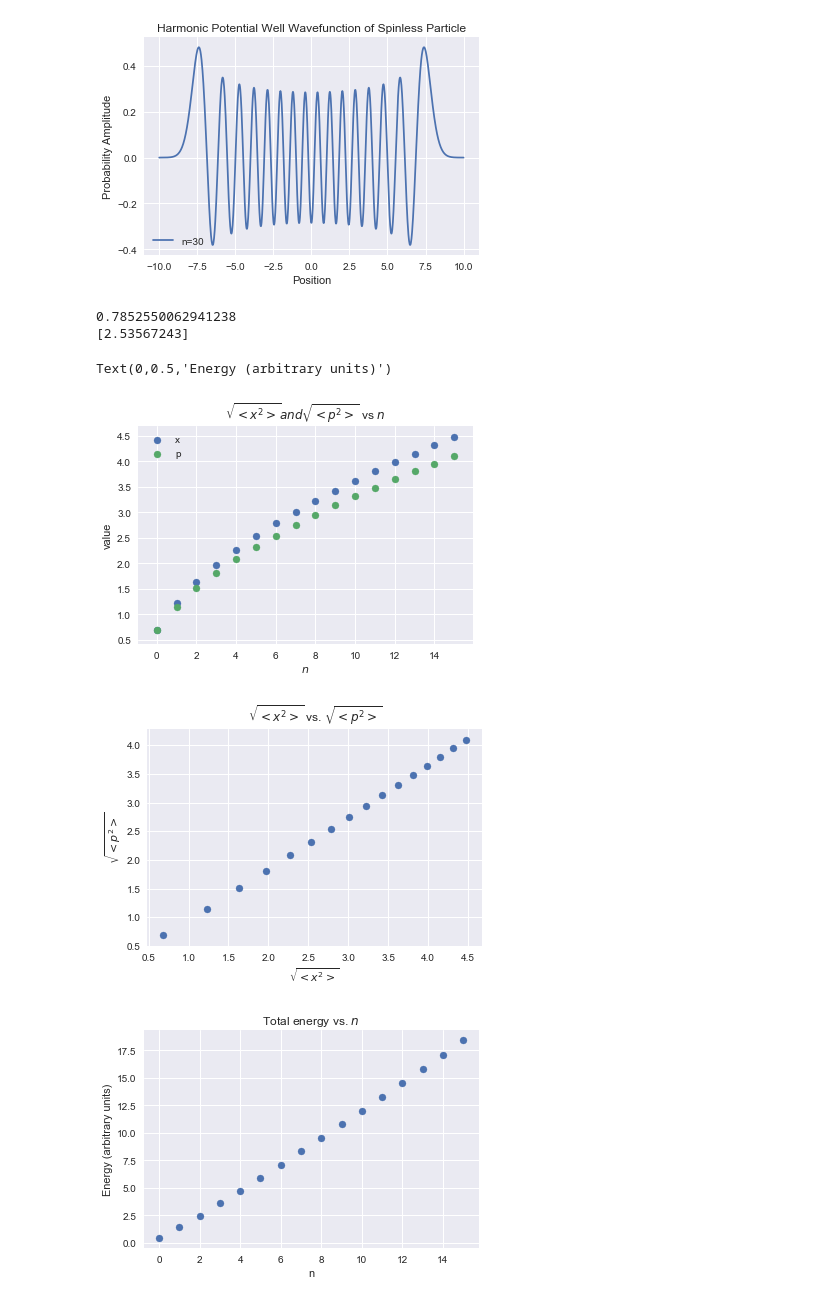
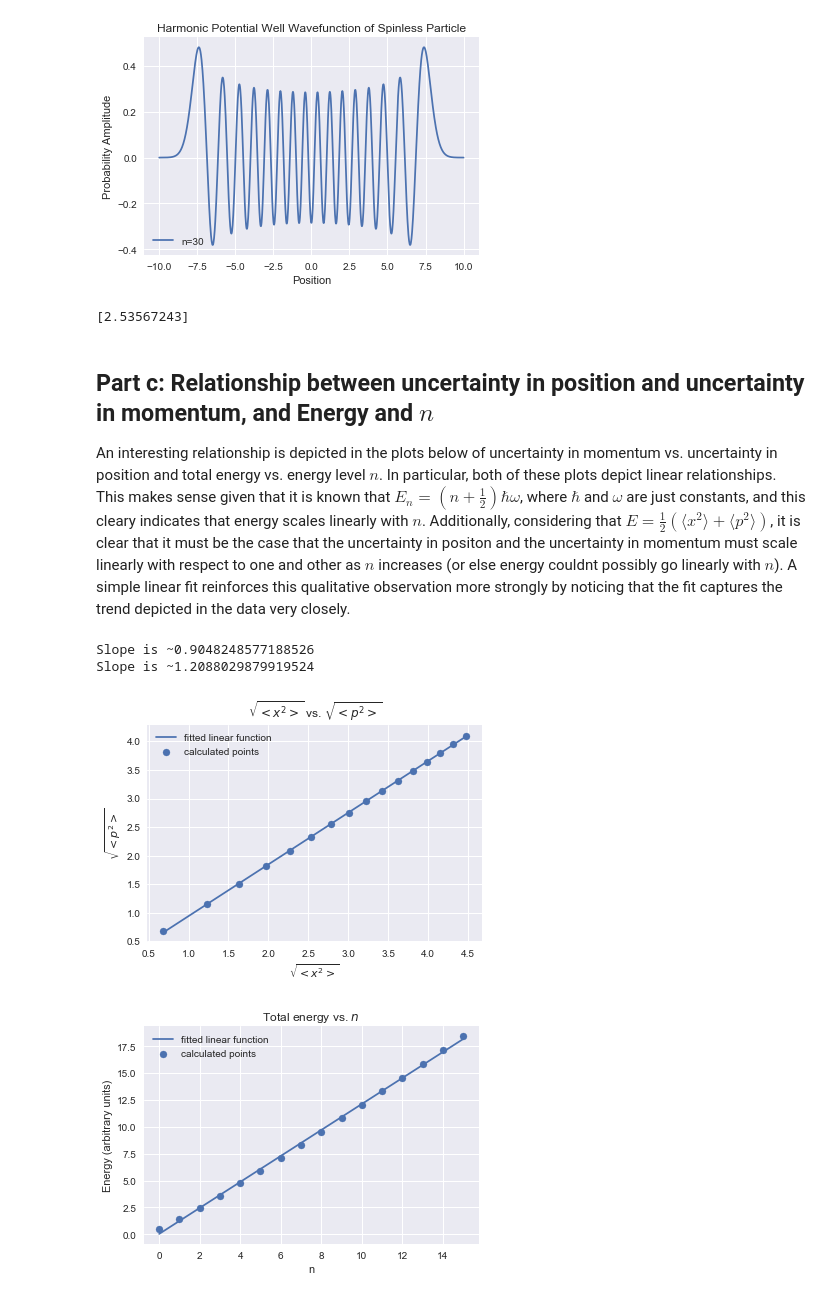
Before and after one commit to andrewkhardy/PHY-407, a Jupyter notebook: Lab03_Q2.ipynb, the cells around one changed output. Saved outputs shown, nothing was run; the diff lists cells and outputs as text; code cells hidden in the pictures.

```diff
--- a/Lab03_Q2.ipynb
+++ b/Lab03_Q2.ipynb
@@ -30,8 +57,8 @@ def wavefunc(n,x):
         psi[l] = (1/np.sqrt((2**n)*factorial(n)*np.sqrt(np.pi)))*np.exp(-(x[l]**2)/2)*H(n,x[l])
     return psi
 
-x = np.linspace(-4,4)
-N = np.arange(0,4)
+x = np.linspace(-4,4, 100) # a range of points between -4 and 4 for plotting
+N = np.arange(0,4) # an array of energy levels from 0 to 3
 #for each value of N, plot the wavefunction on the interval [-4,4]
 import matplotlib.pyplot as plt
 
@@ -120,42 +155,52 @@ def get_RMSposition_and_RMSmomentum(n):
 RMSx, RMSp, u_x, u_p, Energy = get_RMSposition_and_RMSmomentum(5)
 print(u_x)
 # %% [output]
-0.7852550062941238
 [2.53567243]
+# %% [markdown]
+## Part c: Relationship between uncertainty in position and uncertainty in momentum, and Energy and $n$
+An interesting relationship is depicted in the plots below of uncertainty in momentum vs. uncertainty in position and total energy vs. energy level $n$. In particular, both of these plots depict linear relationships. This makes sense given that it is known that $E_n = (n+\frac{1}{2})\hbar \omega$, where $\hbar$ and $\omega$ are just constants, and this cleary indicates that energy scales linearly with $n$. Additionally, considering that $E = \frac{1}{2} (\langle x^2 \rangle + \langle p^2 \rangle)$, it is clear that it must be the case that the uncertainty in positon and the uncertainty in momentum must scale linearly with respect to one and other as $n$ increases (or else energy couldnt possibly go linearly with $n$). A simple linear fit reinforces this qualitative observation more strongly by noticing that the fit captures the trend depicted in the data very closely.
 # %%
 #plot <x^2>, <p^2> for n=0,1,2,...,15
-inds = np.arange(0,16)
+#lets import curvefit tools to back up our claim of linearity
+from scipy.optimize import curve_fit
+
+inds = np.arange(0,16) #an array with integers from 0 to 15 for energy levels
+#pre-allocate memory for arrays to contain values for uncertainty in position and momentum as well as energy for n = 0,1,2,...15
 unc_x = np.empty(len(inds))
 unc_p = np.empty(len(inds))
 Energy = np.empty(len(inds))
 
-for i in inds:
+for i in inds: #calculate the values
     RMSx, RMSp, u_x, u_p, the_Energy = get_RMSposition_and_RMSmomentum(i)
     unc_x[i] = u_x
     unc_p[i] = u_p
     Energy[i] = the_Energy
 
+def linear(x,a,b):
+    return a*x+b
+p_opt1, p_cov1 = curve_fit(linear,unc_x, unc_p, bounds = ([0.8, -2],[1.,2.]))
+p_opt2, p_cov2 = curve_fit(linear, inds, Energy, bounds =([0.8, -2],[2.,2.]))
+
+#plot expectation value for position agaisnt expectation value for momentum
 plt.figure()
-plt.scatter(inds, unc_x, label = 'x')
-plt.scatter(inds, unc_p, label = 'p')
-plt.legend()
-plt.xlabel('$n$')
-plt.ylabel('value')
-plt.title('$\sqrt{<x^2>} and \sqrt{<p^2>}$ vs $n$')
-
-plt.figure()
-plt.scatter(unc_x, unc_p)
+plt.scatter(unc_x, unc_p, label = 'calculated points')
+plt.plot(unc_x,linear(unc_x,*p_opt1), label = 'fitted linear function')
 plt.title('$\sqrt{<x^2>}$ vs. $\sqrt{<p^2>}$')
 plt.xlabel('$\sqrt{<x^2>}$')
 plt.ylabel('$\sqrt{<p^2>}$')
-
+plt.legend()
+print('Slope is ~{0}'.format(p_opt1[0]))
+#plot total energy vs energy level
 plt.figure()
-plt.scatter(inds, Energy)
+plt.scatter(inds, Energy, label = 'calculated points')
+plt.plot(inds,linear(inds,*p_opt2), label = 'fitted linear function')
 plt.title('Total energy vs. $n$')
 plt.xlabel('n')
 plt.ylabel('Energy (arbitrary units)')
+plt.legend()
+print('Slope is ~{0}'.format(p_opt2[0]))
 # %% [output]
-Text(0,0.5,'Energy (arbitrary units)')
+Slope is ~0.9048248577188526
+Slope is ~1.2088029879919524
-[figure, old version]
+[figure, new version]
-[figure, old version]
+[figure, new version]
-[figure, removed]
```
Also changed, not shown: parts of 6 cells of this notebook.
